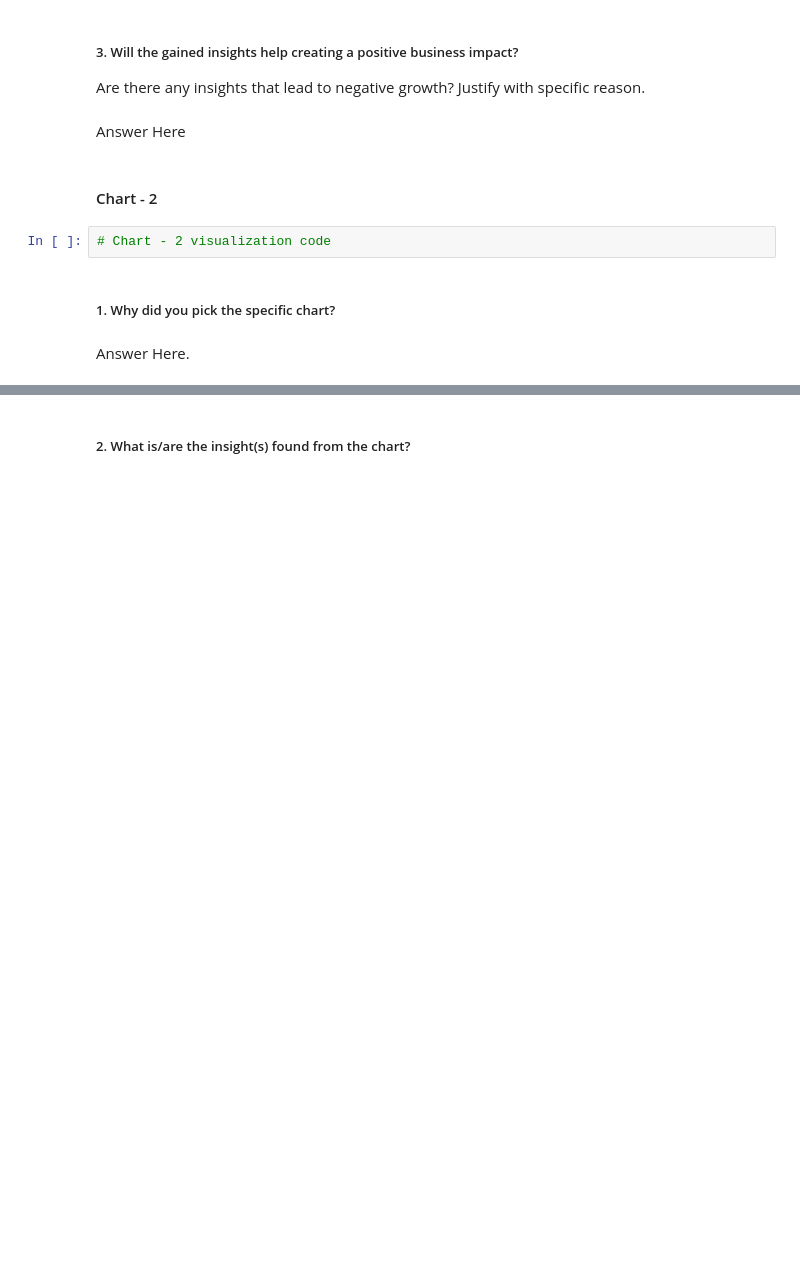
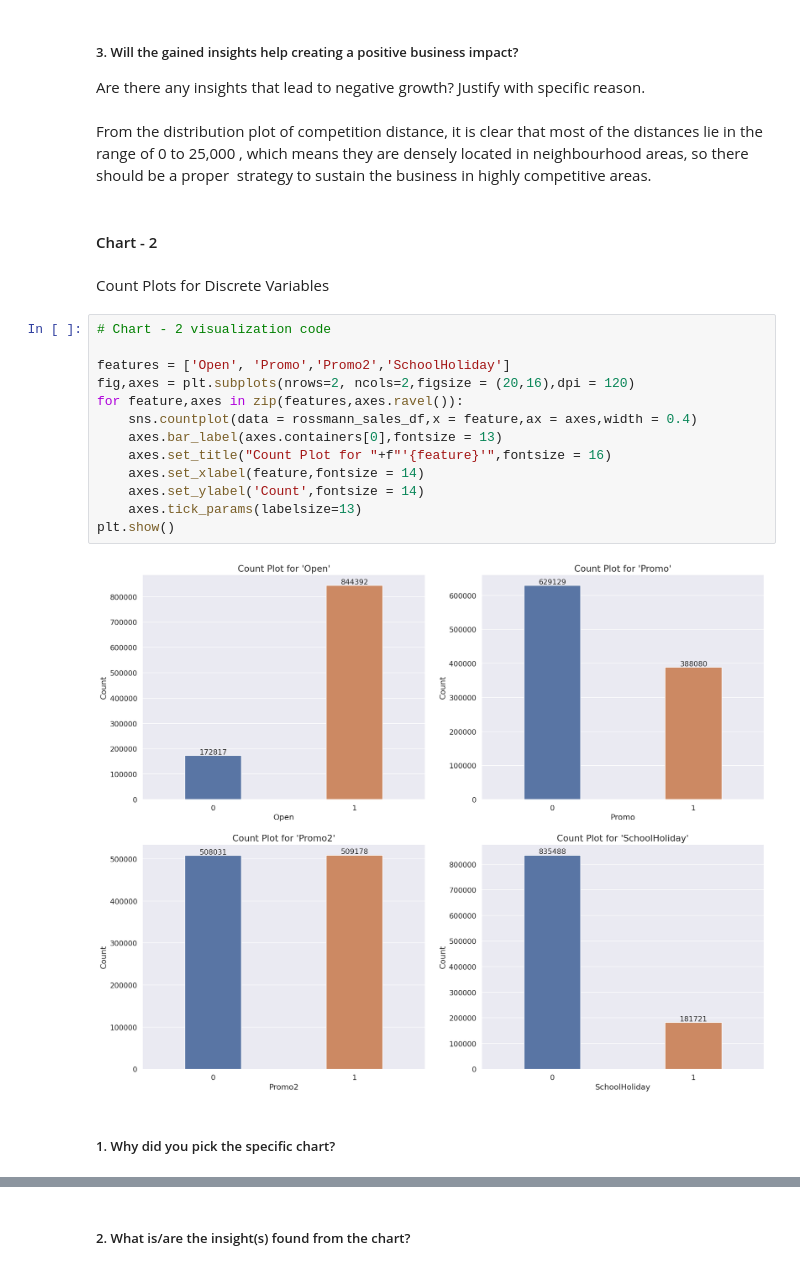
Before and after one commit to abhijain1216/Retail-Sales-Prediction-Regression-Project, a Jupyter notebook: Retail_Sales_Prediction_Regression_Project.ipynb, the cells around one changed output, grey strips where cells are left out. Saved outputs shown, nothing was run; the diff lists cells and outputs as text; blank space fills up the shorter version.

```diff
--- a/Retail_Sales_Prediction_Regression_Project.ipynb
+++ b/Retail_Sales_Prediction_Regression_Project.ipynb
@@ -664,13 +663,26 @@ Answer Here
 # %% [markdown]
 ##### 3. Will the gained insights help creating a positive business impact?
 Are there any insights that lead to negative growth? Justify with specific reason.
-# %% [markdown]
-Answer Here
+# %% [markdown]
+From the distribution plot of competition distance, it is clear that most of the distances lie in the range of 0 to 25,000 , which means they are densely located in neighbourhood areas, so there should be a proper  strategy to sustain the business in highly competitive areas.
 # %% [markdown]
 #### Chart - 2
-# %%
-# Chart - 2 visualization code
+# %% [markdown]
+Count Plots for Discrete Variables
+# %%
+# Chart - 2 visualization code
+
+features = ['Open', 'Promo','Promo2','SchoolHoliday']
+fig,axes = plt.subplots(nrows=2, ncols=2,figsize = (20,16),dpi = 120)
+for feature,axes in zip(features,axes.ravel()):
+    sns.countplot(data = rossmann_sales_df,x = feature,ax = axes,width = 0.4)
+    axes.bar_label(axes.containers[0],fontsize = 13)
+    axes.set_title("Count Plot for "+f"'{feature}'",fontsize = 16)
+    axes.set_xlabel(feature,fontsize = 14)
+    axes.set_ylabel('Count',fontsize = 14)
+    axes.tick_params(labelsize=13)
+plt.show()
+# %% [output]
+[figure, added]
 # %% [markdown]
 ##### 1. Why did you pick the specific chart?
-# %% [markdown]
-Answer Here.
```
Also changed, not shown: parts of 35 cells of this notebook.
